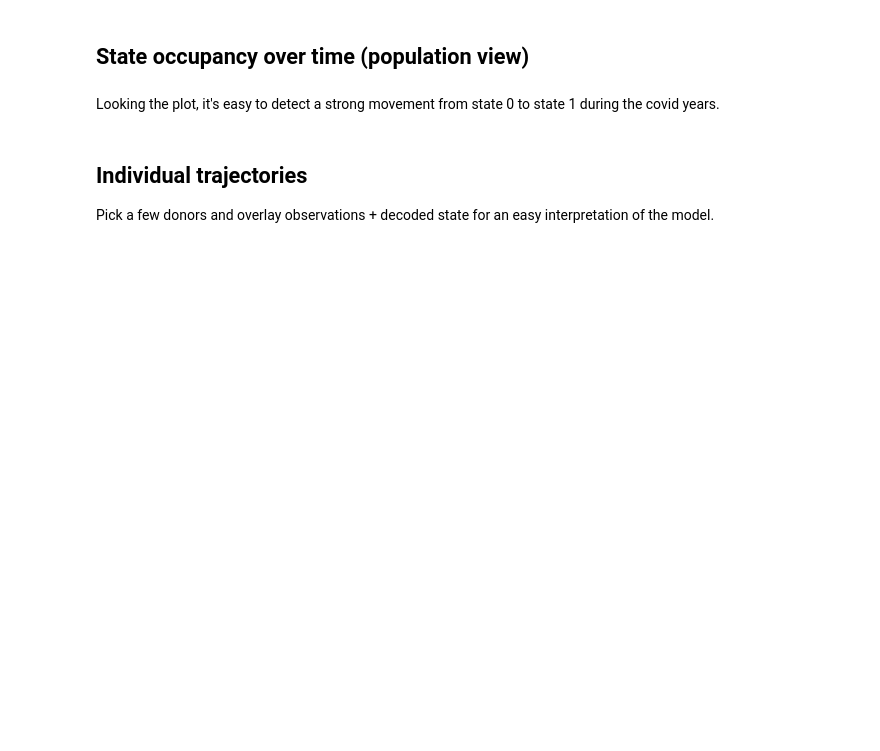
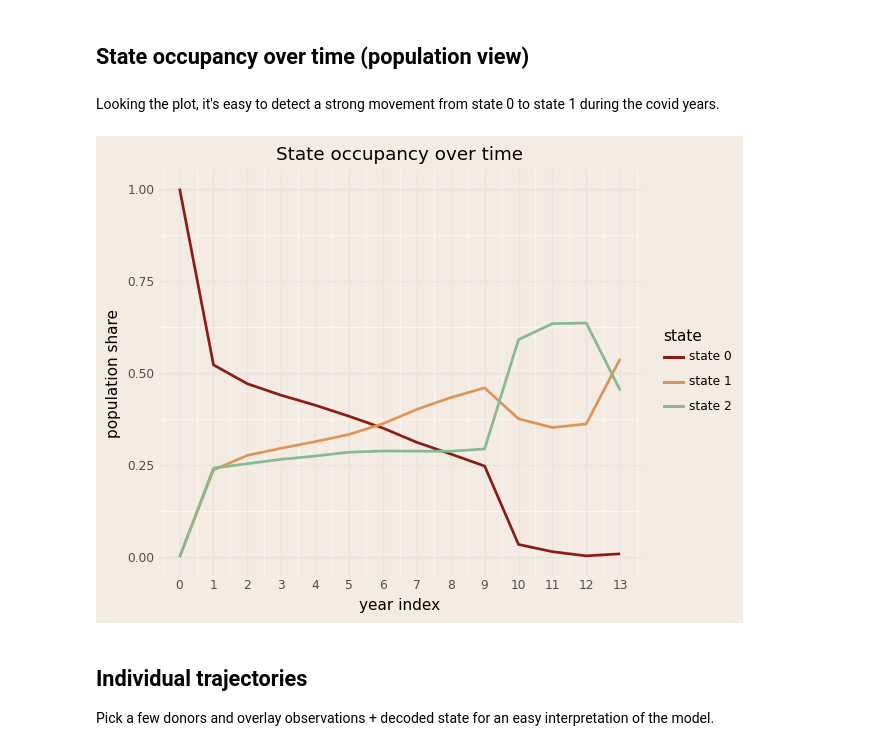
Before and after one commit to erikdeluca/Blood-Donors, a Jupyter notebook: notebooks/Bayesian HMM GLM - improved.ipynb, the cells around one changed output. Saved outputs shown, nothing was run; the diff lists cells and outputs as text; code cells hidden in the pictures; blank space fills up the shorter version.

```diff
--- a/notebooks/Bayesian HMM GLM - improved.ipynb
+++ b/notebooks/Bayesian HMM GLM - improved.ipynb
@@ -31,7 +34,6 @@ if python_dir not in sys.path:
 # data manipulation
 import pandas as pd
 import numpy as np
-import polars as pl
 import torch
 
 # modelsp
@@ -43,13 +45,15 @@ from pyro.optim import Adam
 
 # data visualization
 import matplotlib.pyplot as plt
+import plotnine as pn
 # plot settings
 from matplotlib import font_manager as fm
 from cycler import cycler
+
 plt.rcParams["axes.prop_cycle"] = cycler(color=["#8c1c13ff", "#86ba90ff", "#54403bff"])
 plt.rcParams['figure.facecolor'] = "#eee3d3"
 fm.fontManager.addfont(here("python/Figtree-Regular.ttf"))
 state_cols = ["#8c1c13ff", "#df9457ff", "#86ba90ff", "#54403bff"]
 
-data = pd.read_csv(here("data/recent_donations.csv"))
-data
+df = pd.read_csv(here("data/recent_donations.csv"))
+df
@@ -487,35 +510,33 @@ print(f"switch rate = {switch_rate:.2%}")
 # %% [markdown]
 Looking the plot, it's easy to detect a strong movement from state 0 to state 1 during the covid years.
 # %%
-from plotnine import (
-    ggplot, aes, geom_line,
-    scale_color_manual, scale_x_continuous, scale_y_continuous,
-    labs, theme_minimal, theme, element_text
-)
-
 # it works for torch and numpy elements
 paths_np = paths.detach().cpu().numpy() if hasattr(paths, "detach") else np.asarray(paths)
 N, T = paths_np.shape
 K = int(paths_np.max()) + 1 if paths_np.size else 1
 
 # Counts per state over time -> (K,T)
 counts = np.stack([(paths_np == k).sum(axis=0) for k in range(K)], axis=0)
 props = counts / np.maximum(counts.sum(axis=0, keepdims=True), 1)  # avoid div-by-zero
 
 rows = []
 for k in range(K):
     for t in range(T):
         rows.append({"t": t, "state": f"state {k}", "share": float(props[k, t])})
-df = pd.DataFrame(rows)
+occupancy = pd.DataFrame(rows)
 
-(ggplot(df, aes("t", "share", color="state"))
-+ geom_line(size=1.1)
-+ scale_color_manual(values=state_cols, name="state")
-+ scale_x_continuous(breaks=list(range(T)))
-+ scale_y_continuous(limits=(0, 1))
-+ labs(x="year index", y="population share", title="State occupancy over time")
-+ theme_minimal()
-+ theme(axis_text_x=element_text(rotation=0)))
+(
+    pn.ggplot(occupancy, pn.aes("t", "share", color="state"))
+    + pn.geom_line(size=1.1)
+    + pn.scale_color_manual(values=state_cols, name="state")
+    + pn.scale_x_continuous(breaks=list(range(T)))
+    + pn.scale_y_continuous(limits=(0, 1))
+    + pn.labs(x="year index", y="population share", title="State occupancy over time")
+    + pn.theme_minimal()
+    + pn.theme(axis_text_x=pn.element_text(rotation=0))
+)
+# %% [output]
+[figure, added]
 # %% [markdown]
 ## Individual trajectories
 
```
Also changed, not shown: parts of 31 cells of this notebook, 14 other files.
